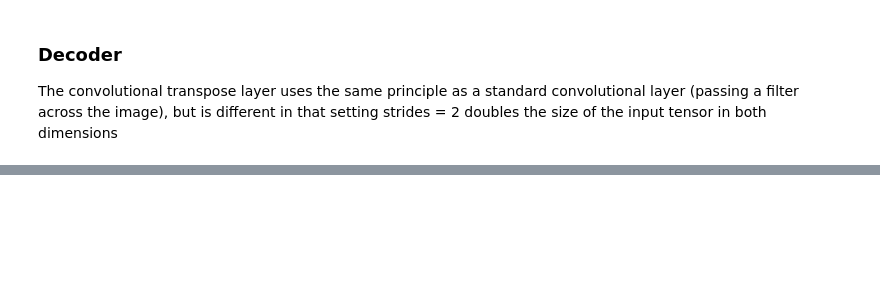
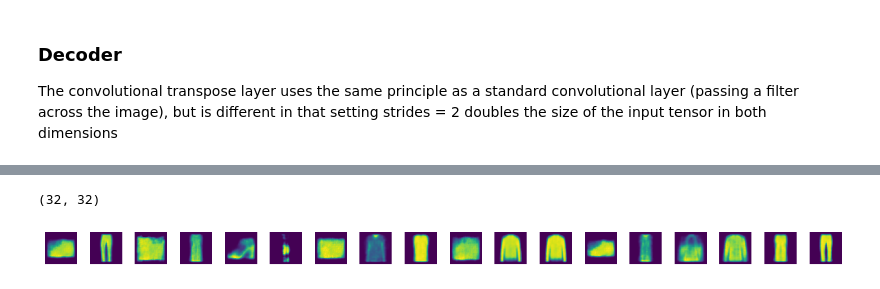
Before and after one commit to vinayex2/generative_models, a Jupyter notebook: Chapter3_VariationalAutoEncoders.ipynb, the cells around one changed output, grey strips where cells are left out. Drawn from its saved outputs; the diff is of its cells as text; code cells hidden in the pictures; blank space fills up the shorter version.

```diff
--- a/Chapter3_VariationalAutoEncoders.ipynb
+++ b/Chapter3_VariationalAutoEncoders.ipynb
@@ -154,0 +196,4 @@ autoencoder = models.Model(encoder_input, decoder(encoder_output))
+# %%
+mins,maxs = np.min(embeddings,axis=0),np.max(embeddings,axis=0)
+sample = np.random.uniform(mins,maxs,size=(18,2))
+reconstructions = decoder.predict(sample)
@@ -154,0 +202,16 @@ autoencoder = models.Model(encoder_input, decoder(encoder_output))
+# %%
+reconstructions[1].reshape((32,32)).shape
+# %% [output]
+(32, 32)
+# %%
+n_to_show=sample.shape[0]
+fig = plt.figure(figsize=(15,3))
+fig.subplots_adjust(hspace=0.4,wspace=0.4)
+
+for i,idx in enumerate(range(sample.shape[0])):
+    img= reconstructions[i].reshape((32,32))
+    ax = fig.add_subplot(1,n_to_show,i+1)
+    ax.axis('off')
+    ax.imshow(img)
+# %% [output]
+[figure, added]
```
Also changed, not shown: parts of 16 cells of this notebook, 2 other files.
